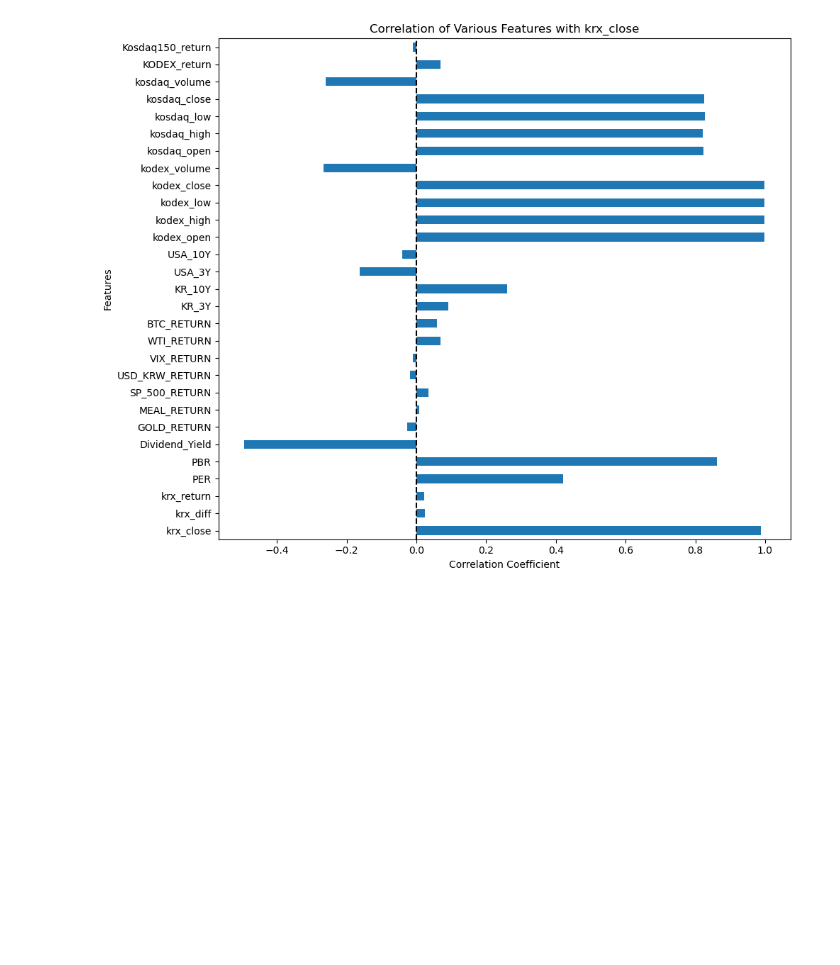
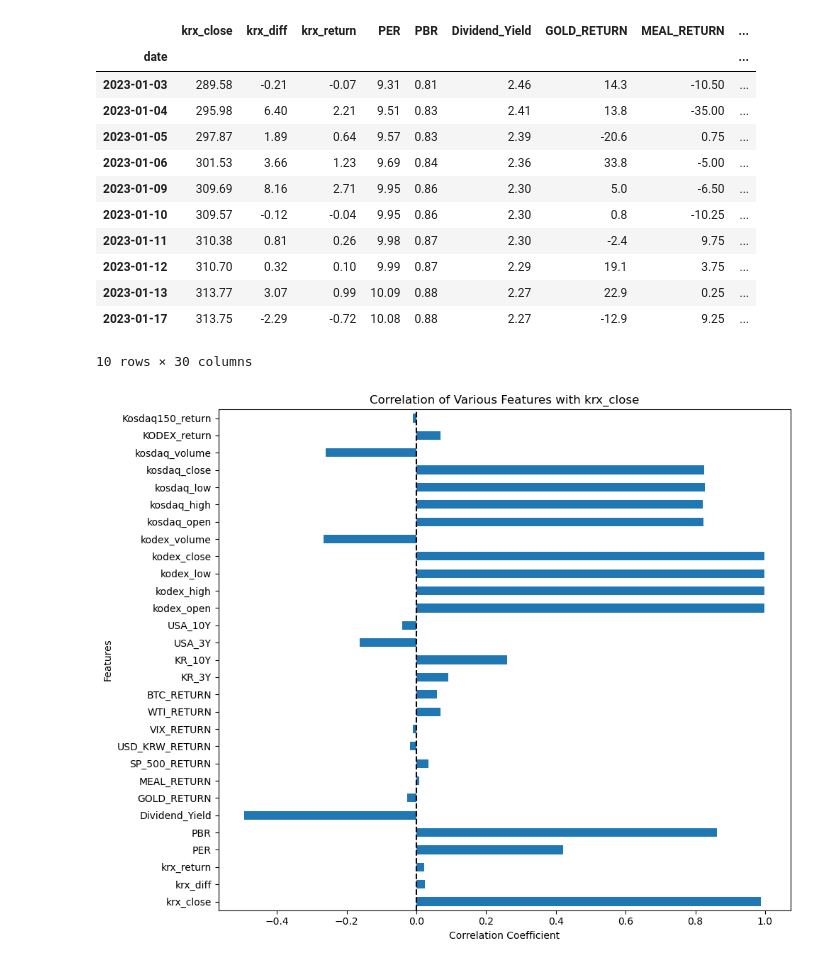
Before and after one commit to gogiri/Viking_Project, a Jupyter notebook: 프로젝트1/model/model.ipynb, the cells around one changed output. Drawn from its saved outputs; the diff is of its cells as text; code cells hidden in the pictures; blank space fills up the shorter version.

```diff
--- a/프로젝트1/model/model.ipynb
+++ b/프로젝트1/model/model.ipynb
@@ -70,3 +68,29 @@ KeyError: 'date'
+# %%
+# 데이터셋을 다시 로드하고, 'date' 컬럼을 datetime으로 변환한 후 인덱스로 설정합니다.
+df = df.reset_index()
+df['date'] = pd.to_datetime(df['date'])
+df.set_index('date', inplace=True)
+
+# 연도별로 데이터프레임을 분리합니다.
+years = df.index.year.unique()  # 연도별로 유니크한 값을 추출합니다.
+yearly_dfs = {year: df[df.index.year == year] for year in years}  # 연도별 데이터프레임을 생성합니다.
+
+# 2023년 데이터프레임을 예로 들어 확인해 봅니다.
+yearly_dfs[2023].head(10)  # 2023년 데이터프레임의 처음 몇 행을 출력합니다.
+# %% [output]
+|  | krx_close | krx_diff | krx_return | PER | PBR | Dividend_Yield | GOLD_RETURN | MEAL_RETURN | ... |
+| date |  |  |  |  |  |  |  |  | ... |
+| 2023-01-03 | 289.58 | -0.21 | -0.07 | 9.31 | 0.81 | 2.46 | 14.3 | -10.50 | ... |
+| 2023-01-04 | 295.98 | 6.40 | 2.21 | 9.51 | 0.83 | 2.41 | 13.8 | -35.00 | ... |
+| 2023-01-05 | 297.87 | 1.89 | 0.64 | 9.57 | 0.83 | 2.39 | -20.6 | 0.75 | ... |
+| 2023-01-06 | 301.53 | 3.66 | 1.23 | 9.69 | 0.84 | 2.36 | 33.8 | -5.00 | ... |
+| 2023-01-09 | 309.69 | 8.16 | 2.71 | 9.95 | 0.86 | 2.30 | 5.0 | -6.50 | ... |
+| 2023-01-10 | 309.57 | -0.12 | -0.04 | 9.95 | 0.86 | 2.30 | 0.8 | -10.25 | ... |
+| 2023-01-11 | 310.38 | 0.81 | 0.26 | 9.98 | 0.87 | 2.30 | -2.4 | 9.75 | ... |
+| 2023-01-12 | 310.70 | 0.32 | 0.10 | 9.99 | 0.87 | 2.29 | 19.1 | 3.75 | ... |
+| 2023-01-13 | 313.77 | 3.07 | 0.99 | 10.09 | 0.88 | 2.27 | 22.9 | 0.25 | ... |
+| 2023-01-17 | 313.75 | -2.29 | -0.72 | 10.08 | 0.88 | 2.27 | -12.9 | 9.25 | ... |
+10 rows × 30 columns
 # %%
 import matplotlib.pyplot as plt
 import seaborn as sns
```
Also changed, not shown: parts of 1 cell of this notebook, 2 other files.
